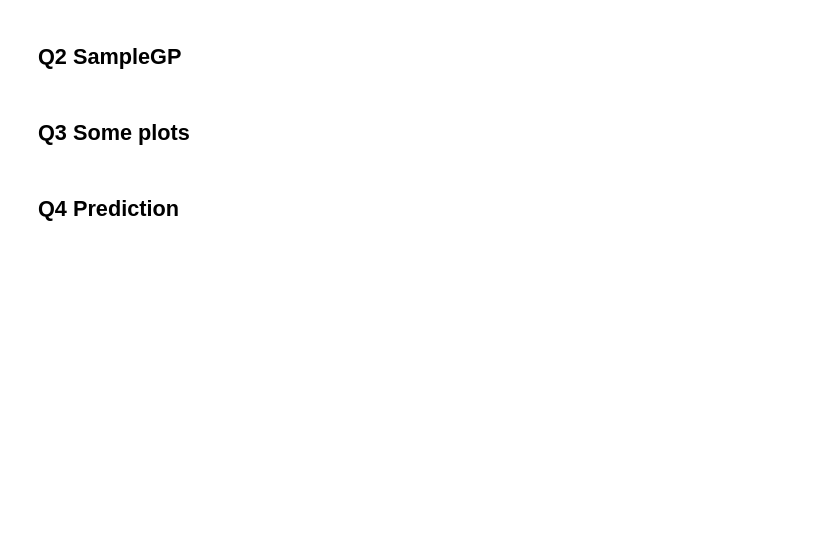
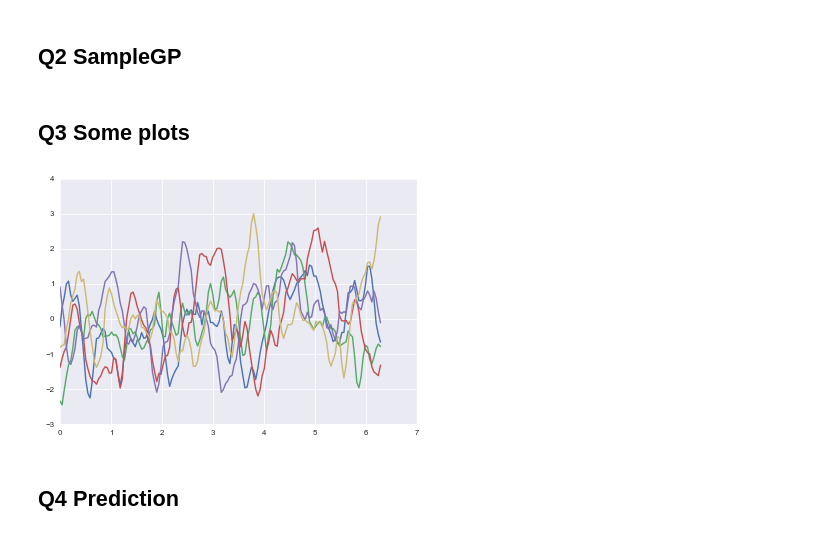
Before and after one commit to ggutierrez/SMFO, a Jupyter notebook: lab1/Lab1LinearRegression.ipynb, the cells around one changed output. Saved outputs shown, nothing was run; the diff lists cells and outputs as text; code cells hidden in the pictures; blank space fills up the shorter version.

Commit message:
Sampling GP and plots

```diff
--- a/lab1/Lab1LinearRegression.ipynb
+++ b/lab1/Lab1LinearRegression.ipynb
@@ -475,17 +480,19 @@ def u2Kern(X,Y,sigma2=1.):
 def sampleGP(x,mu,kern,n,**kwargs):
     # return n sample paths from a centred GP N(mu,kern) evaluated at x
     kernel = kern(x,x,**kwargs) # The kernel evaluated at x with the provided options.
+
+    #mean=None will use an array of zeros and hence the gaussian will be centered at 0.0.
+    #return stats.multivariate_normal.rvs(mean=None,cov=kernel,size=n)
     (rows, _) = x.shape
-    Samples = np.random.normal(0,1,(rows,n)) # Samples matrix
-    Kv, KV = np.linalg.eig(kernel)                # don't understand
-    Z = np.dot(np.dot(KV,np.diag(np.sqrt(Kv))),Samples) # don't understand
-    return(mu+Z)
+    return stats.multivariate_normal.rvs(mean=np.full(rows,mu),cov=kernel,size=n)
 # %% [markdown]
 ## Q3 Some plots
 # %%
-z = sampleGP(X[:,0:1], 0, matern32Kern, 100)
-# z = np.sort(z)
-# pb.plot(X[:,0:1],z, '*')
+z = sampleGP(X[:,0:1], 0.0, matern32Kern, 5)
+for i in range(z.shape[0]):
+    pb.plot(X[:,0].flatten(), z[i].flatten())
+# %% [output]
+[figure, added]
 # %% [markdown]
 ## Q4 Prediction
 # %%
```
Also changed, not shown: parts of 1 cell of this notebook.
